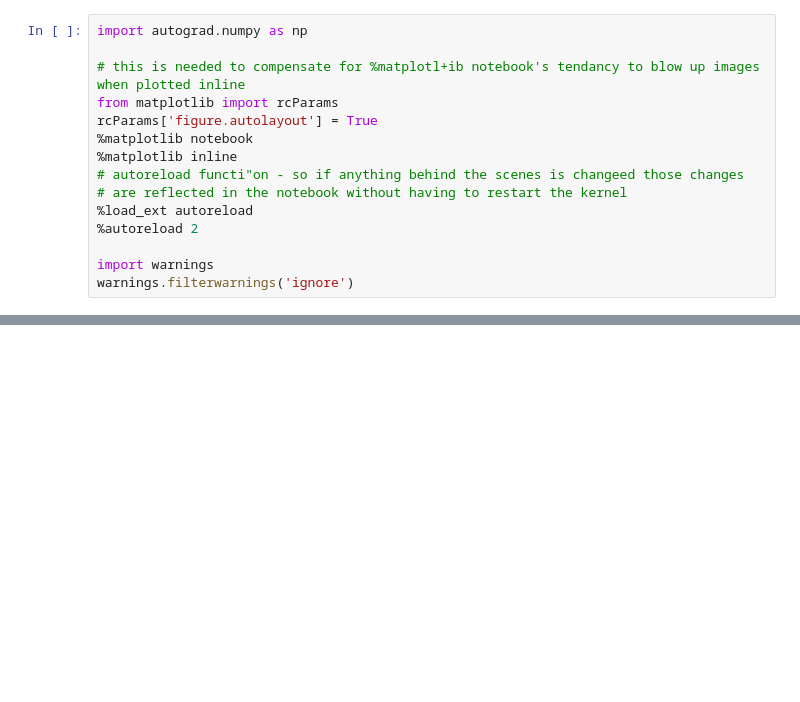
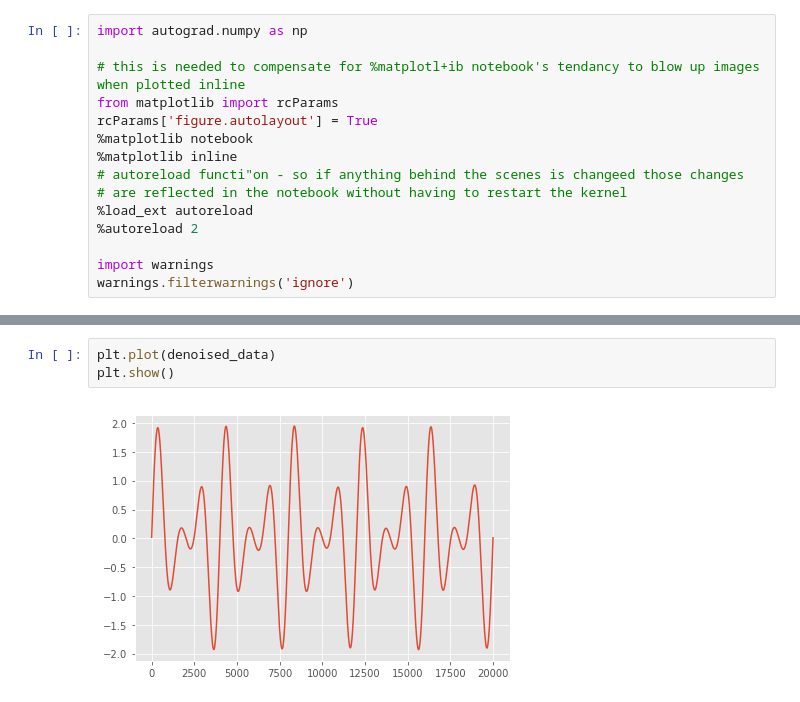
Before and after one commit to A-Gulati/Time_Series, a Jupyter notebook: notebooks/Simple RNN for stock prediction.ipynb, the cells around one changed output, grey strips where cells are left out. Saved outputs shown, nothing was run; the diff lists cells and outputs as text; blank space fills up the shorter version.

```diff
--- a/notebooks/Simple RNN for stock prediction.ipynb
+++ b/notebooks/Simple RNN for stock prediction.ipynb
@@ -202,0 +264,5 @@ plt.show()
+# %%
+plt.plot(denoised_data)
+plt.show()
+# %% [output]
+[figure, added]
```
Also changed, not shown: parts of 17 cells of this notebook, 2 other files.
